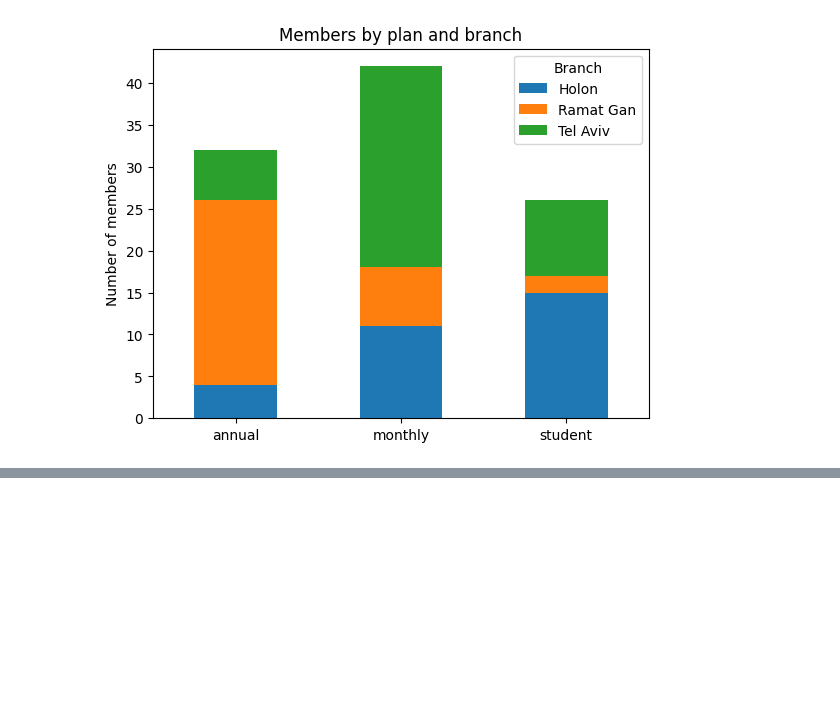
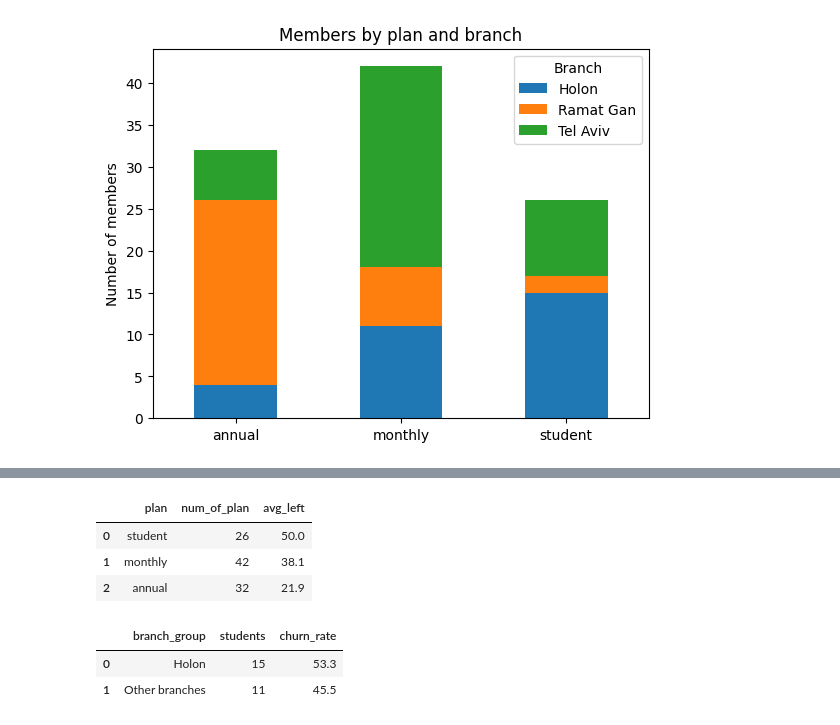
Before and after one commit to Doran1690/llm-engineering-projects, a Jupyter notebook: gym_churn_analysis.ipynb, the cells around one changed output, grey strips where cells are left out. Saved outputs shown, nothing was run; the diff lists cells and outputs as text; code cells hidden in the pictures; blank space fills up the shorter version.

```diff
--- a/gym_churn_analysis.ipynb
+++ b/gym_churn_analysis.ipynb
@@ -437,0 +442,31 @@ plt.show()
+# %%
+query = """
+SELECT plan, COUNT(plan) AS num_of_plan, ROUND(AVG(churned) * 100, 1) AS avg_left
+FROM members
+GROUP BY plan
+ORDER BY avg_left DESC
+"""
+pd.read_sql(query, conn)
+# %% [output]
+|  | plan | num_of_plan | avg_left |
+| 0 | student | 26 | 50.0 |
+| 1 | monthly | 42 | 38.1 |
+| 2 | annual | 32 | 21.9 |
+# %%
+query = """
+SELECT CASE
+           WHEN branch = 'Holon' THEN 'Holon'
+           ELSE 'Other branches'
+       END AS branch_group,
+       COUNT(*) AS students,
+       ROUND(AVG(churned) * 100, 1) AS churn_rate
+FROM members
+WHERE plan = 'student'
+GROUP BY branch_group
+"""
+
+pd.read_sql(query, conn)
+# %% [output]
+|  | branch_group | students | churn_rate |
+| 0 | Holon | 15 | 53.3 |
+| 1 | Other branches | 11 | 45.5 |
```
Also changed, not shown: parts of 4 cells of this notebook.
